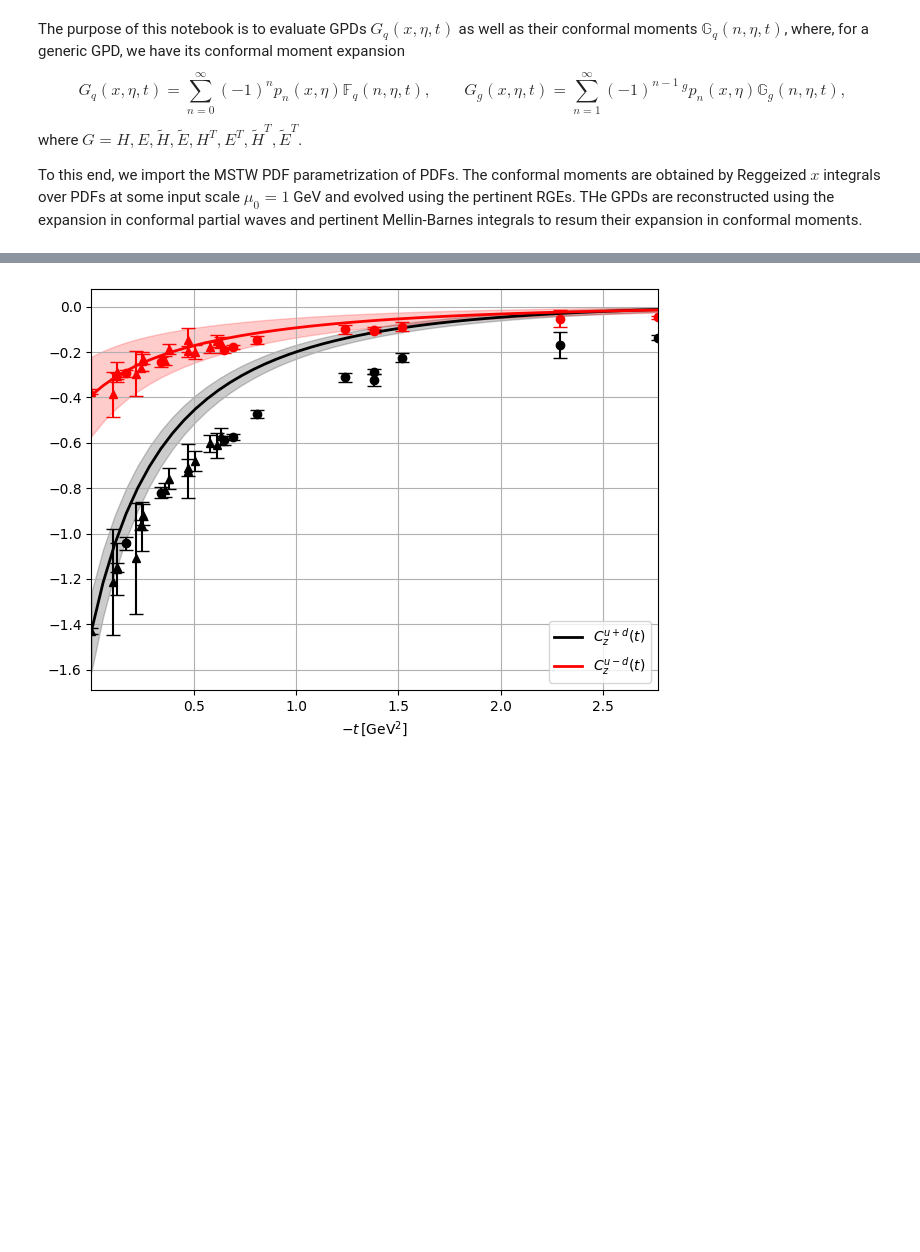
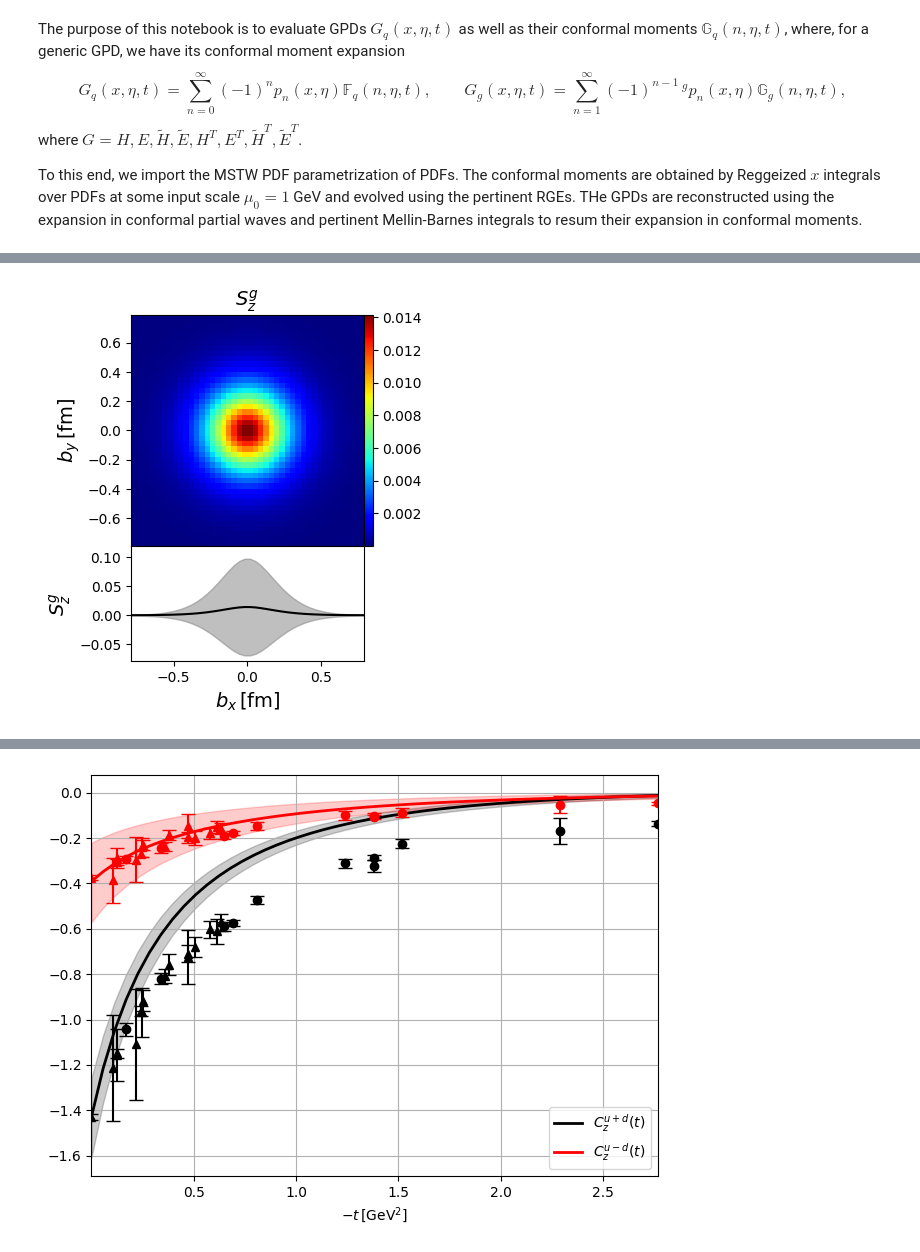
Before and after one commit to HechenMountain/stringy-gpds, a Jupyter notebook: StringBasedGPD.ipynb, the cells around one changed output, grey strips where cells are left out. Saved outputs shown, nothing was run; the diff lists cells and outputs as text; code cells hidden in the pictures; blank space fills up the shorter version.

```diff
--- a/StringBasedGPD.ipynb
+++ b/StringBasedGPD.ipynb
@@ -48,0 +55,4 @@ np.set_printoptions(linewidth=200)
+# %%
+plot_fourier_transform_gluon_helicity(0,1,read_from_file=True,write_to_file=False,b_max=4)
+# %% [output]
+[figure, added]
```
Also changed, not shown: parts of 7 cells of this notebook, 1 other file.
